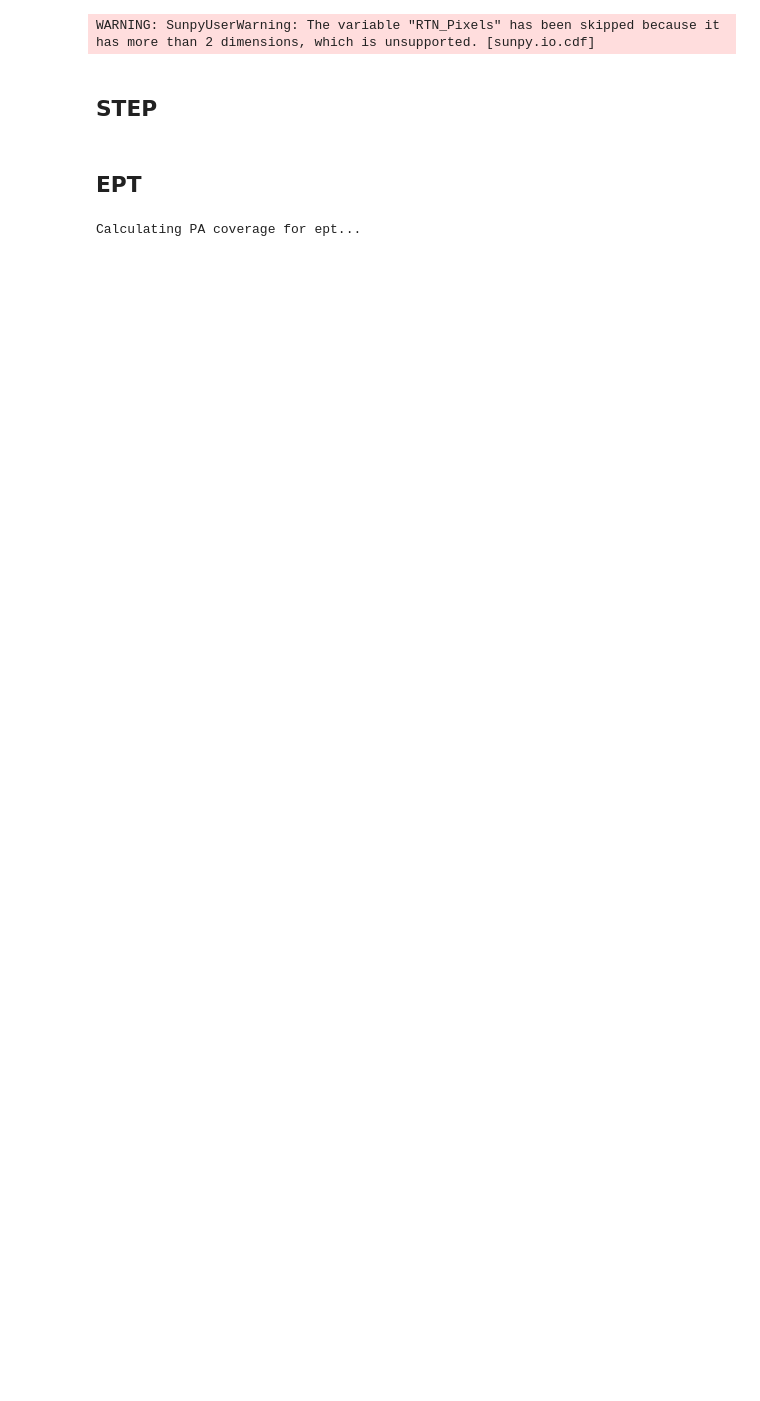
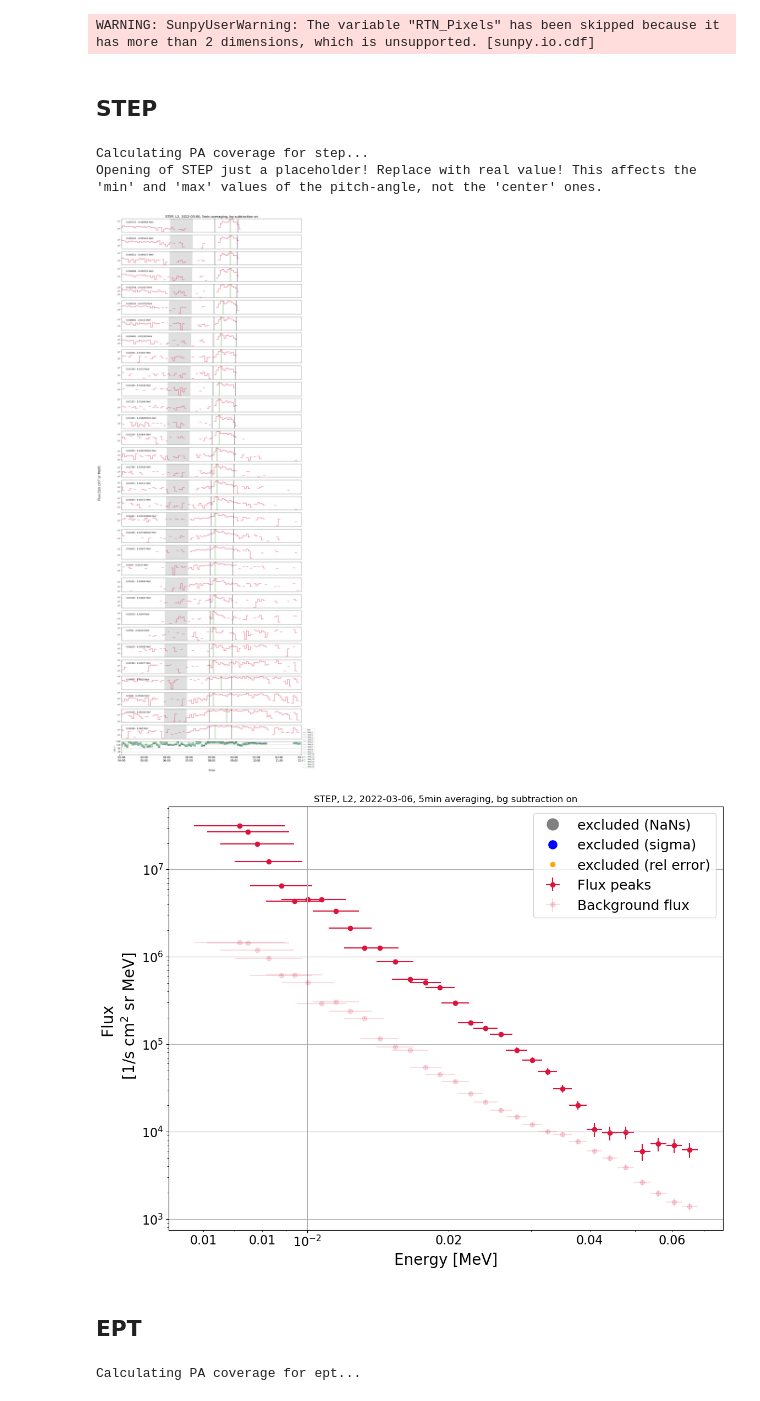
Before and after one commit to AnnamariaFedeli/SolOEPD-Plot-n-Fit-SEE, a Jupyter notebook: Plot-n-Fit-SEE-EnergySpectra.ipynb, the cells around one changed output. Saved outputs shown, nothing was run; the diff lists cells and outputs as text; code cells hidden in the pictures; blank space fills up the shorter version.

```diff
--- a/Plot-n-Fit-SEE-EnergySpectra.ipynb
+++ b/Plot-n-Fit-SEE-EnergySpectra.ipynb
@@ -198,21 +198,26 @@ if het:
 # %%
 if step:
     data_step = extract_electron_data(df_particles_step, energies_step, plot_start, plot_end, t_inj,
                                       bgstart = bg_start , bgend = bg_end, bg_distance_from_window = bg_distance_from_window,
                                       bg_period = bg_period, travel_distance = travel_distance,
                                       travel_distance_second_slope = travel_distance_second_slope, fixed_window = fixed_window,
                                       instrument = 'step', data_type = 'l2', averaging_mode='mean', averaging=averaging,
                                       masking=True)
     if plot_pa:
         mag_srf = mag_srf.resample('{}min'.format(averaging)).mean()
         coverage = calc_pa_coverage('step', mag_srf)
 
     if saving: write_to_csv(data_step, path=path_to_folder)
     bg_b = True
     plot_channels(data_step, bg_subtraction=bg_b, path=path_to_folder, savefig=saving, plot_pa=plot_pa, coverage=coverage, sensor = 'step', sigma = sigma, frac_nan_threshold = frac_nan_threshold, rel_err_threshold = rel_err)
     bg_b = True
     plot_spectrum_peak(data_step, bg_subtraction=bg_b, path=path_to_folder, savefig=saving, sigma = sigma, frac_nan_threshold = frac_nan_threshold, rel_err_threshold= rel_err, direction = direction)
-    plot_spectrum_average(data_step, bg_subtraction=bg_b, savefig=saving, path=path_to_folder, sigma=sigma, frac_nan_threshold=frac_nan_threshold, rel_err_threshold=rel_err, direction=direction)
+    #plot_spectrum_average(data_step, bg_subtraction=bg_b, savefig=saving, path=path_to_folder, sigma=sigma, frac_nan_threshold=frac_nan_threshold, rel_err_threshold=rel_err, direction=direction)
+# %% [output]
+Calculating PA coverage for step...
+Opening of STEP just a placeholder! Replace with real value! This affects the 'min' and 'max' values of the pitch-angle, not the 'center' ones.
+[figure, added]
+[figure, added]
 # %% [markdown]
 ## EPT
 # %%
```
Also changed, not shown: parts of 7 cells of this notebook, 1 other file.
